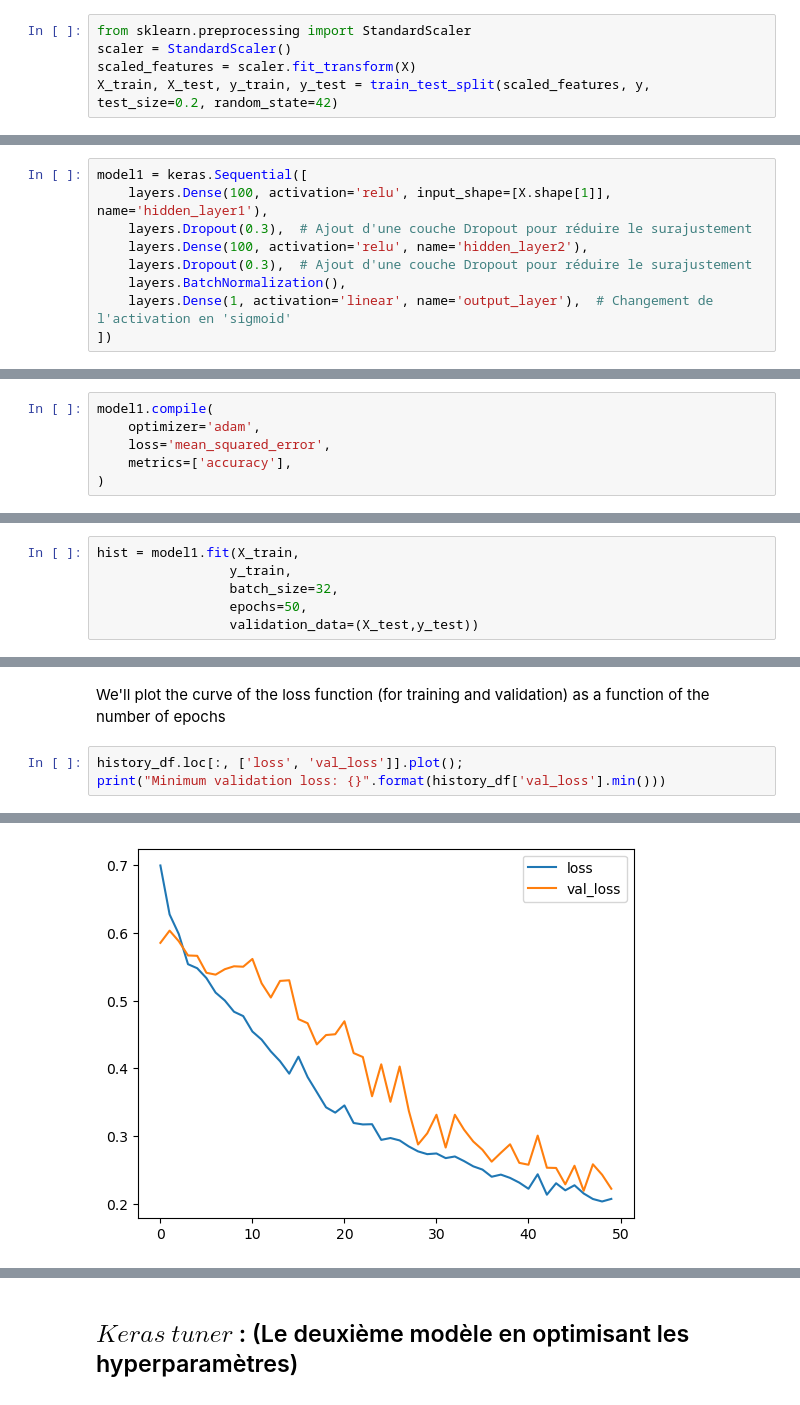
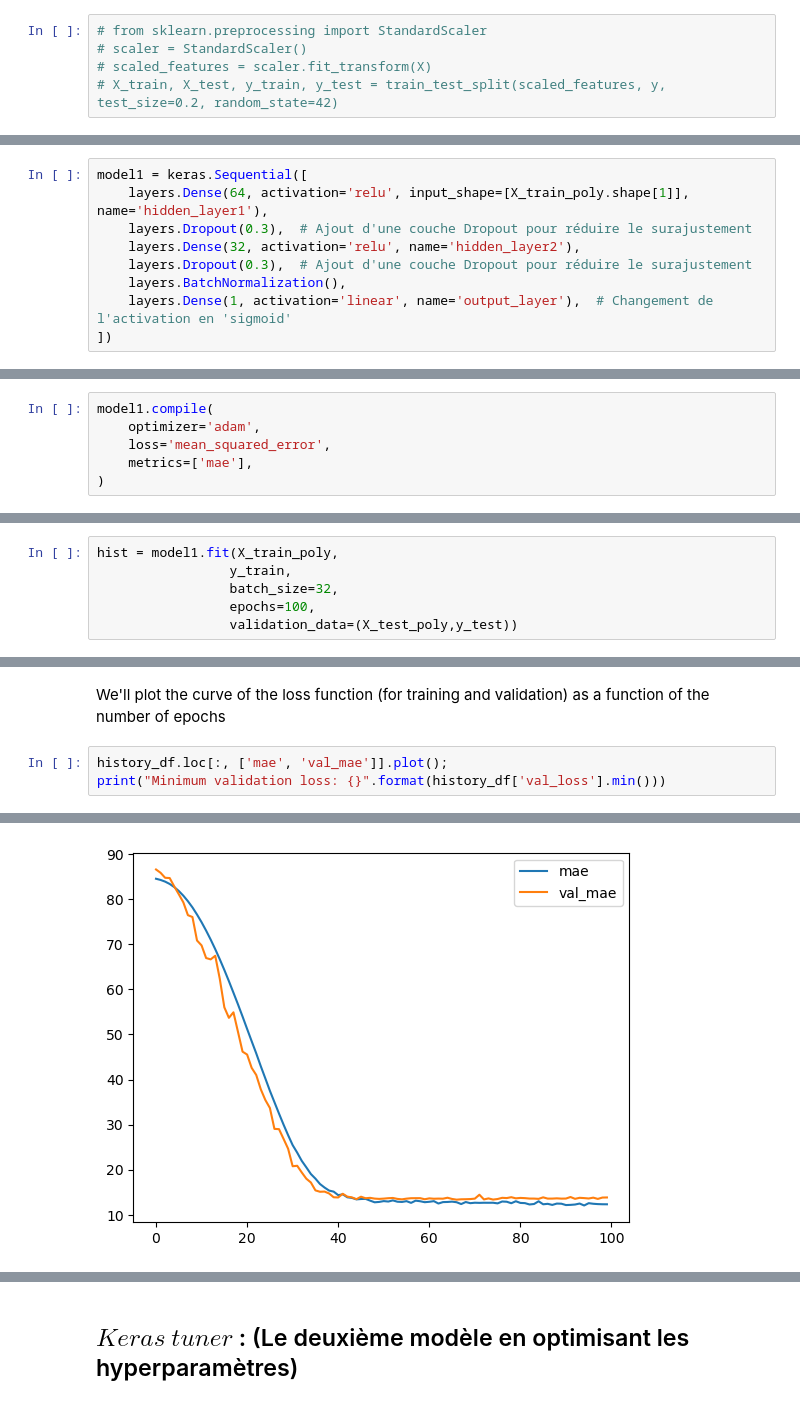
Before and after one commit to ilyasselfourati/Deep_Learning_ZE, a Jupyter notebook: ozone_notebook.ipynb, the cells around one changed output, grey strips where cells are left out. Cells and saved outputs as stored; diff of their text form.

```diff
--- a/ozone_notebook.ipynb
+++ b/ozone_notebook.ipynb
@@ -189,5 +89,5 @@ X.drop('date',axis=1,inplace=True)
 # %%
-from sklearn.preprocessing import StandardScaler
-scaler = StandardScaler()
-scaled_features = scaler.fit_transform(X)
-X_train, X_test, y_train, y_test = train_test_split(scaled_features, y, test_size=0.2, random_state=42)
+# from sklearn.preprocessing import StandardScaler
+# scaler = StandardScaler()
+# scaled_features = scaler.fit_transform(X)
+# X_train, X_test, y_train, y_test = train_test_split(scaled_features, y, test_size=0.2, random_state=42)
@@ -213,9 +99,9 @@ array([[ 1.06694629, -0.18033916,  0.77789482, ...,  1.49074982,
 - Creation of our model using **Keras**.
 # %%
 model1 = keras.Sequential([
-    layers.Dense(100, activation='relu', input_shape=[X.shape[1]], name='hidden_layer1'),
+    layers.Dense(64, activation='relu', input_shape=[X_train_poly.shape[1]], name='hidden_layer1'),
     layers.Dropout(0.3),  # Ajout d'une couche Dropout pour réduire le surajustement
-    layers.Dense(100, activation='relu', name='hidden_layer2'),
+    layers.Dense(32, activation='relu', name='hidden_layer2'),
     layers.Dropout(0.3),  # Ajout d'une couche Dropout pour réduire le surajustement
     layers.BatchNormalization(),
     layers.Dense(1, activation='linear', name='output_layer'),  # Changement de l'activation en 'sigmoid'
@@ -248,7 +134,7 @@ _________________________________________________________________
 model1.compile(
     optimizer='adam',
     loss='mean_squared_error',
-    metrics=['accuracy'],
+    metrics=['mae'],
 )
 # %% [markdown]
 <b><font color="skyblue">Step 3:</font></b>
@@ -261,7 +143,7 @@ X.shape
 # %%
-hist = model1.fit(X_train,
+hist = model1.fit(X_train_poly,
                  y_train,
                  batch_size=32,
-                 epochs=50,
-                 validation_data=(X_test,y_test))
+                 epochs=100,
+                 validation_data=(X_test_poly,y_test))
 # %% [output]
@@ -301,6 +183,6 @@ history_df.head()
 # %% [markdown]
 We'll plot the curve of the loss function (for training and validation) as a function of the number of epochs
 # %%
-history_df.loc[:, ['loss', 'val_loss']].plot();
+history_df.loc[:, ['mae', 'val_mae']].plot();
 print("Minimum validation loss: {}".format(history_df['val_loss'].min()))
 # %% [output]
@@ -308 +190 @@ Minimum validation loss: 0.21934057772159576
-[figure, old version]
+[figure, new version]
```
Also changed, not shown: parts of 39 cells of this notebook, 2 other files.
